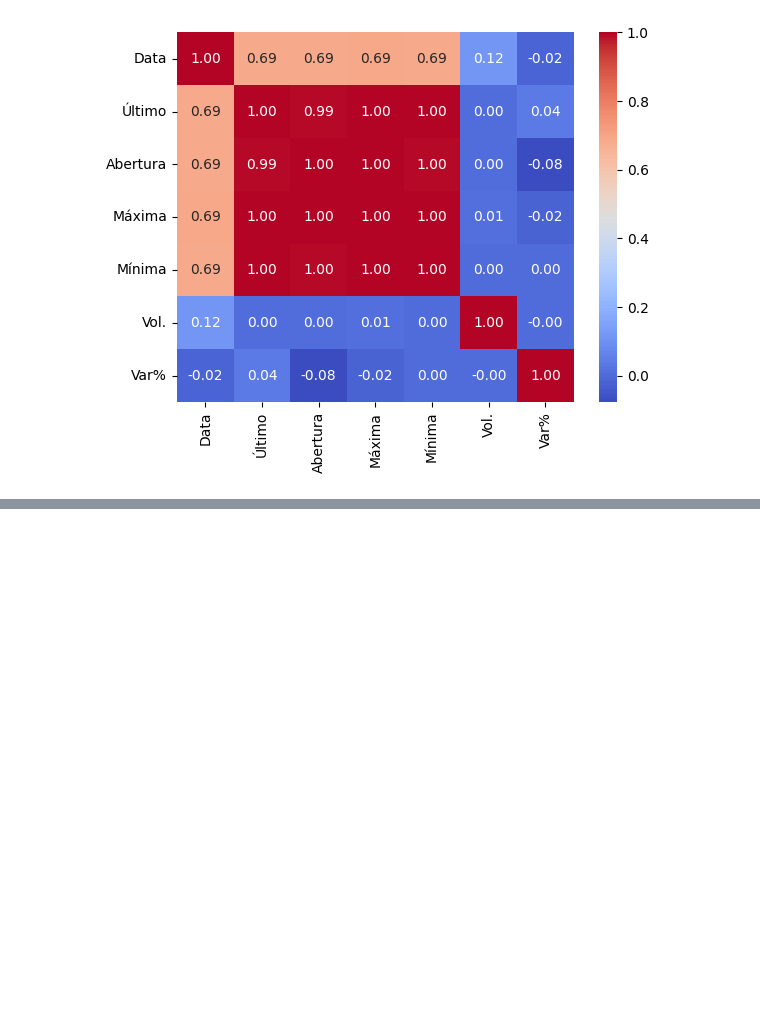
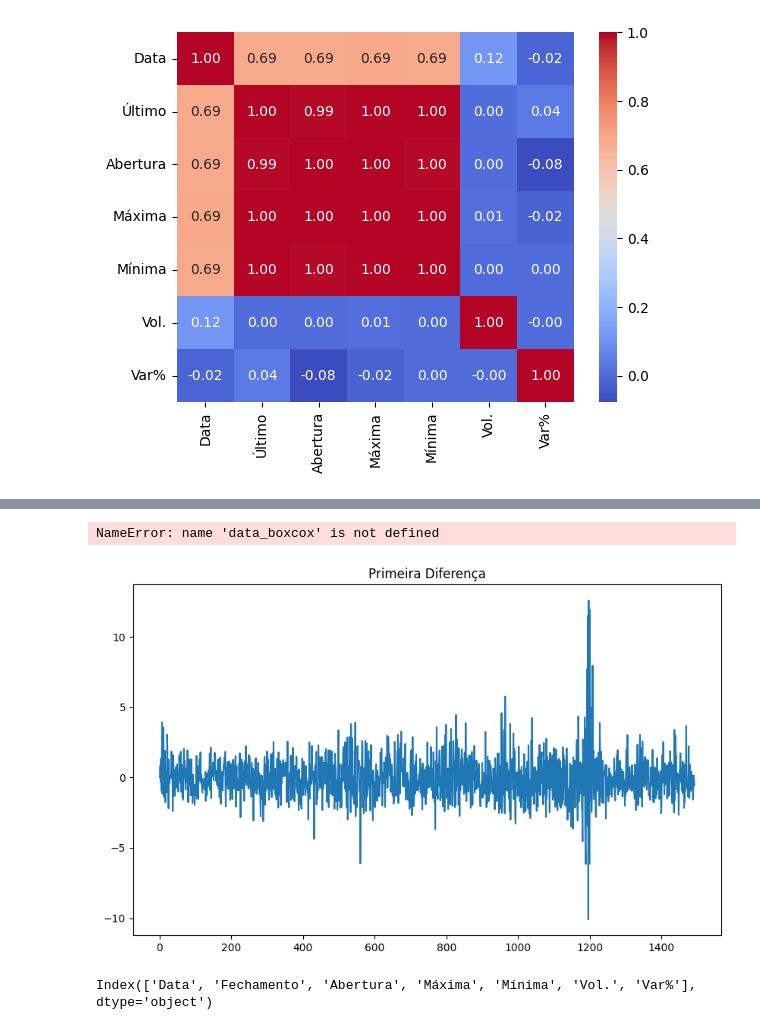
Before and after one commit to SuzanaKstro/Desafio-Fiap, a Jupyter notebook: Untitled24.ipynb, the cells around one changed output, grey strips where cells are left out. Cells and saved outputs as stored; diff of their text form; code cells hidden in the pictures; blank space fills up the shorter version.

```diff
--- a/Untitled24.ipynb
+++ b/Untitled24.ipynb
@@ -161,0 +271,6 @@ from sklearn.model_selection import train_test_split
+# %%
+result = sm.tsa.adfuller(data_boxcox)
+print('ADF Statistic:', result[0])
+print('p-value:', result[1])
+# %% [output]
+NameError: name 'data_boxcox' is not defined
@@ -161,0 +279,11 @@ from sklearn.model_selection import train_test_split
+# %%
+dfdiff= df.Fechamento.diff()
+# %%
+dfdiff = dfdiff.dropna()
+# %%
+plt.figure(figsize=(10, 6))
+plt.plot(dfdiff)
+plt.title('Primeira Diferença')
+plt.show()
+# %% [output]
+[figure, added]
@@ -161,0 +292,4 @@ from sklearn.model_selection import train_test_split
+# %%
+print(df.columns)
+# %% [output]
+Index(['Data', 'Fechamento', 'Abertura', 'Máxima', 'Mínima', 'Vol.', 'Var%'], dtype='object')
```
Also changed, not shown: parts of 36 cells of this notebook.
